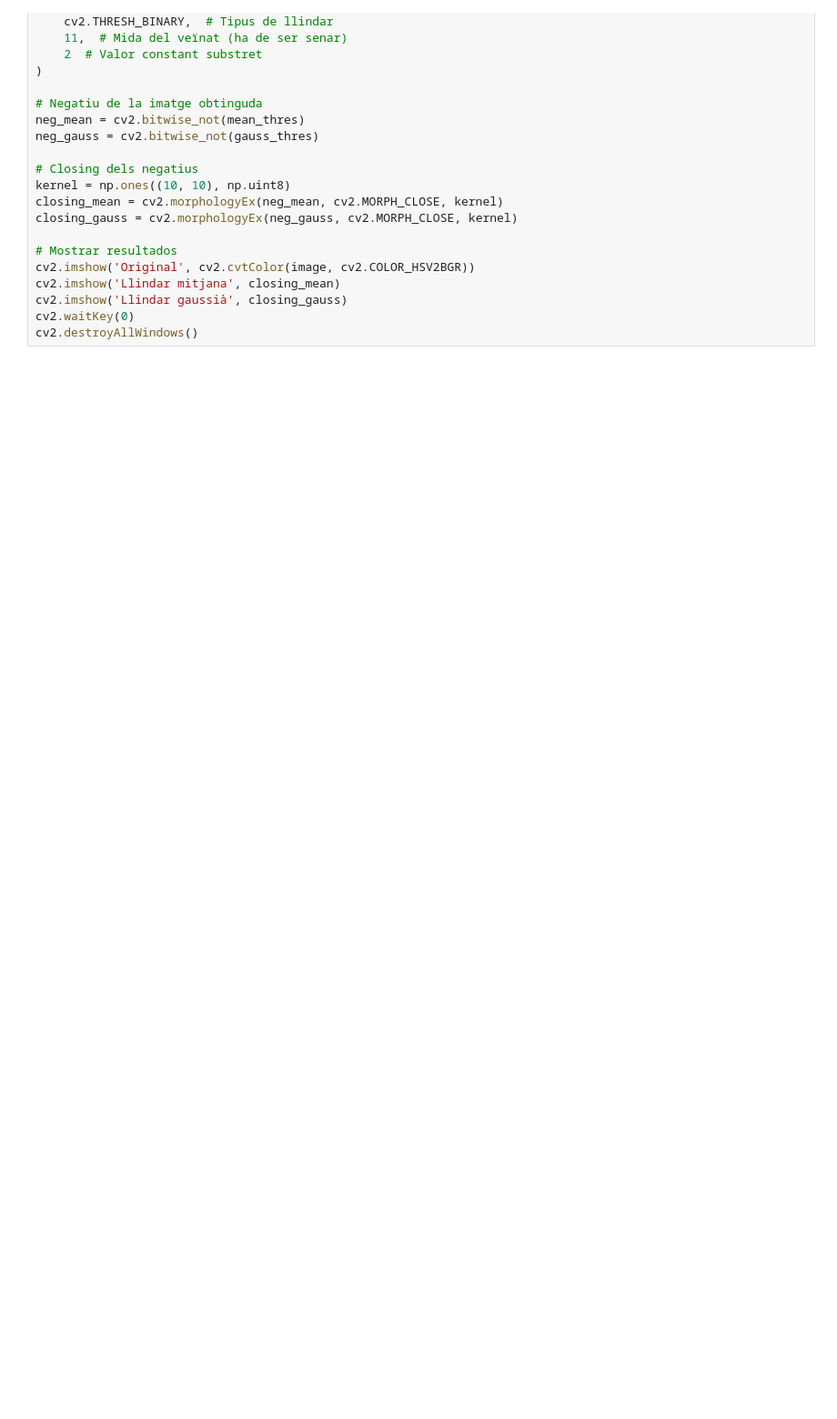
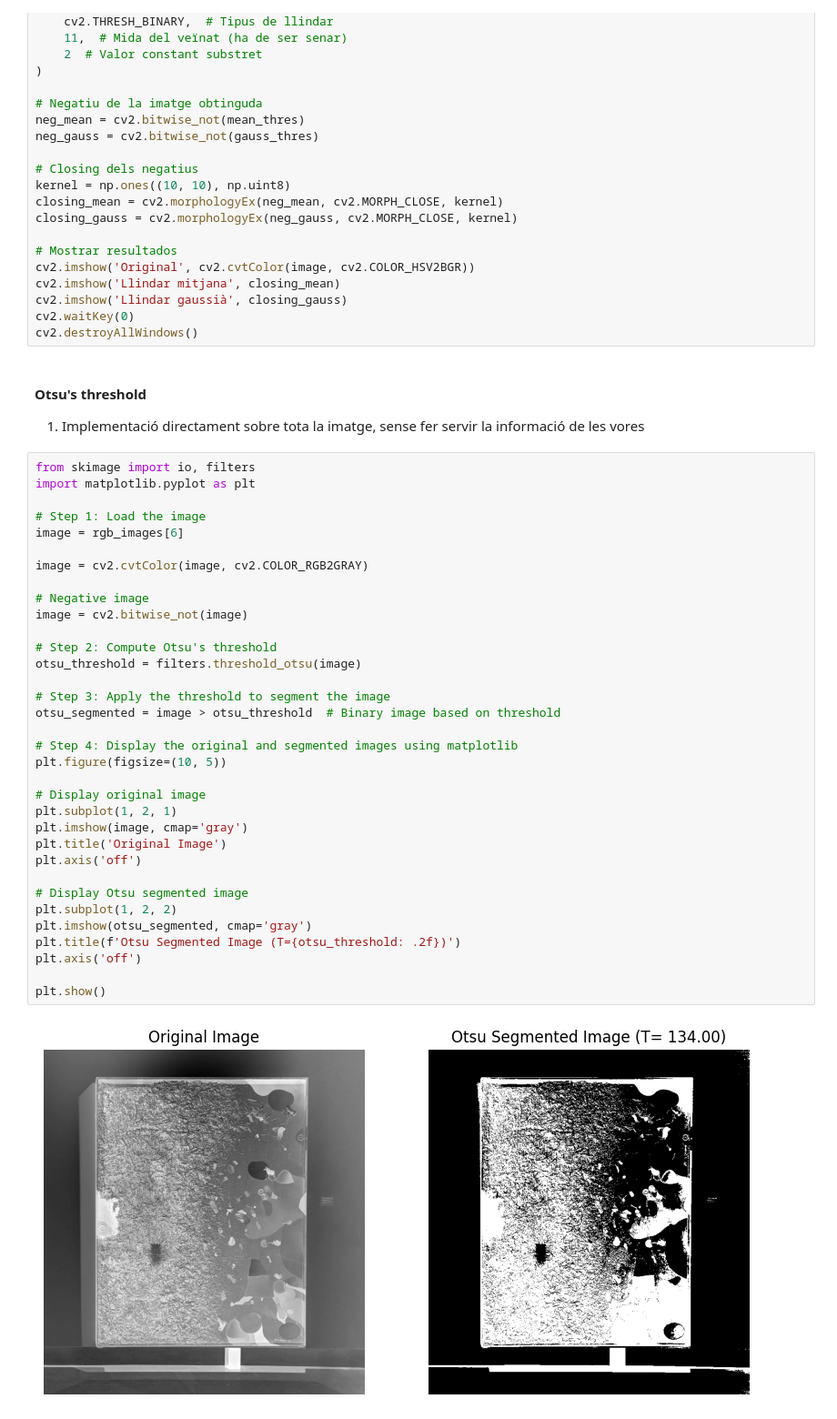
Before and after one commit to MCV-2024-C1-Project/Team7, a Jupyter notebook: segmentation.ipynb, the cells around one changed output. Shown at 91% size. Saved outputs shown, nothing was run; the diff lists cells and outputs as text; blank space fills up the shorter version.

Commit message:
First trials with Otsu's thresholding

```diff
--- a/segmentation.ipynb
+++ b/segmentation.ipynb
@@ -438,3 +453,42 @@ cv2.imshow('Llindar mitjana', closing_mean)
 cv2.imshow('Llindar gaussià', closing_gauss)
 cv2.waitKey(0)
 cv2.destroyAllWindows()
+# %% [markdown]
+#### Otsu's threshold
+1. Implementació directament sobre tota la imatge, sense fer servir la informació de les vores
+# %%
+from skimage import io, filters
+import matplotlib.pyplot as plt
+
+# Step 1: Load the image
+image = rgb_images[6]
+
+image = cv2.cvtColor(image, cv2.COLOR_RGB2GRAY)
+
+# Negative image
+image = cv2.bitwise_not(image)
+
+# Step 2: Compute Otsu's threshold
+otsu_threshold = filters.threshold_otsu(image)
+
+# Step 3: Apply the threshold to segment the image
+otsu_segmented = image > otsu_threshold  # Binary image based on threshold
+
+# Step 4: Display the original and segmented images using matplotlib
+plt.figure(figsize=(10, 5))
+
+# Display original image
+plt.subplot(1, 2, 1)
+plt.imshow(image, cmap='gray')
+plt.title('Original Image')
+plt.axis('off')
+
+# Display Otsu segmented image
+plt.subplot(1, 2, 2)
+plt.imshow(otsu_segmented, cmap='gray')
+plt.title(f'Otsu Segmented Image (T={otsu_threshold: .2f})')
+plt.axis('off')
+
+plt.show()
+# %% [output]
+[figure, added]
```
Also changed, not shown: parts of 4 cells of this notebook.
